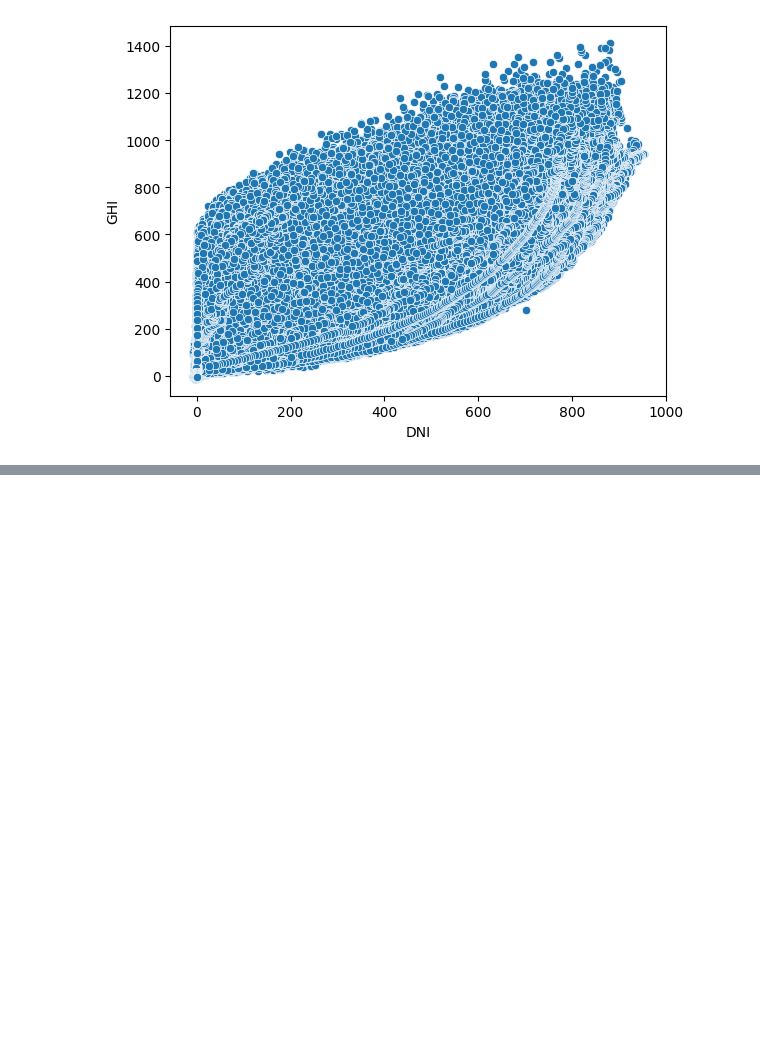
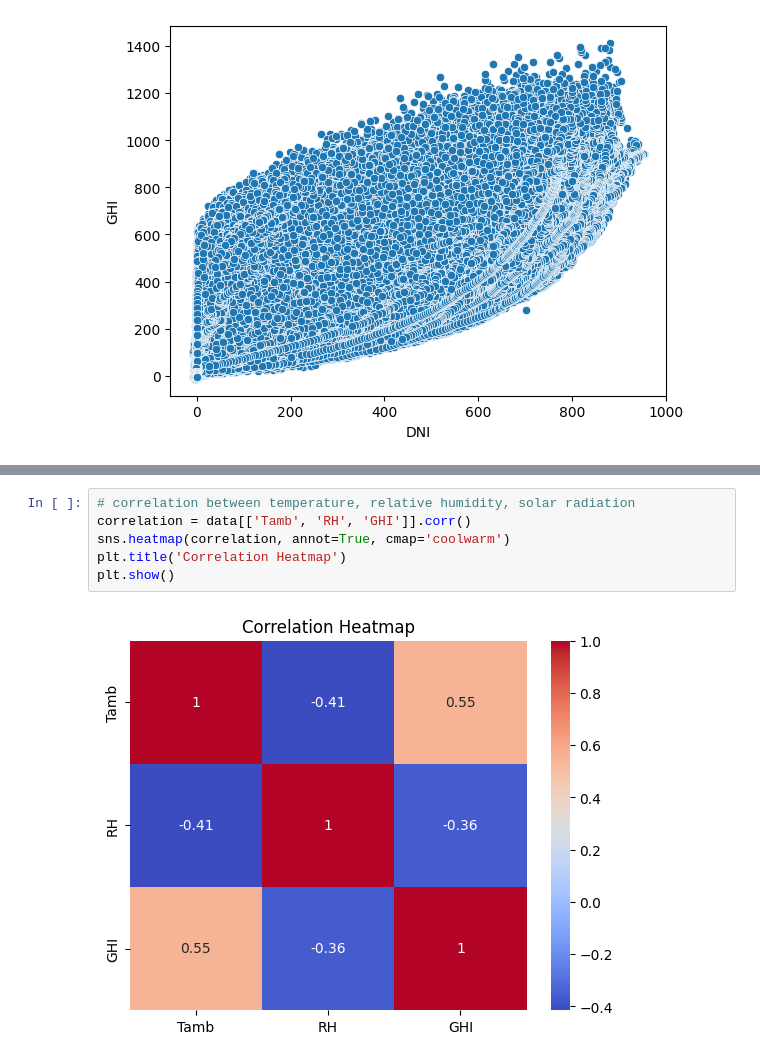
Before and after one commit to hermela-bekele/SolarRadiation, a Jupyter notebook: notebooks/EDA.ipynb, the cells around one changed output, grey strips where cells are left out. Drawn from its saved outputs; the diff is of its cells as text; blank space fills up the shorter version.

```diff
--- a/notebooks/EDA.ipynb
+++ b/notebooks/EDA.ipynb
@@ -161,0 +197,8 @@ sns.scatterplot(x='DNI', y='GHI', data=data)
+# %%
+# correlation between temperature, relative humidity, solar radiation
+correlation = data[['Tamb', 'RH', 'GHI']].corr()
+sns.heatmap(correlation, annot=True, cmap='coolwarm')
+plt.title('Correlation Heatmap')
+plt.show()
+# %% [output]
+[figure, added]
```
Also changed, not shown: parts of 7 cells of this notebook.
